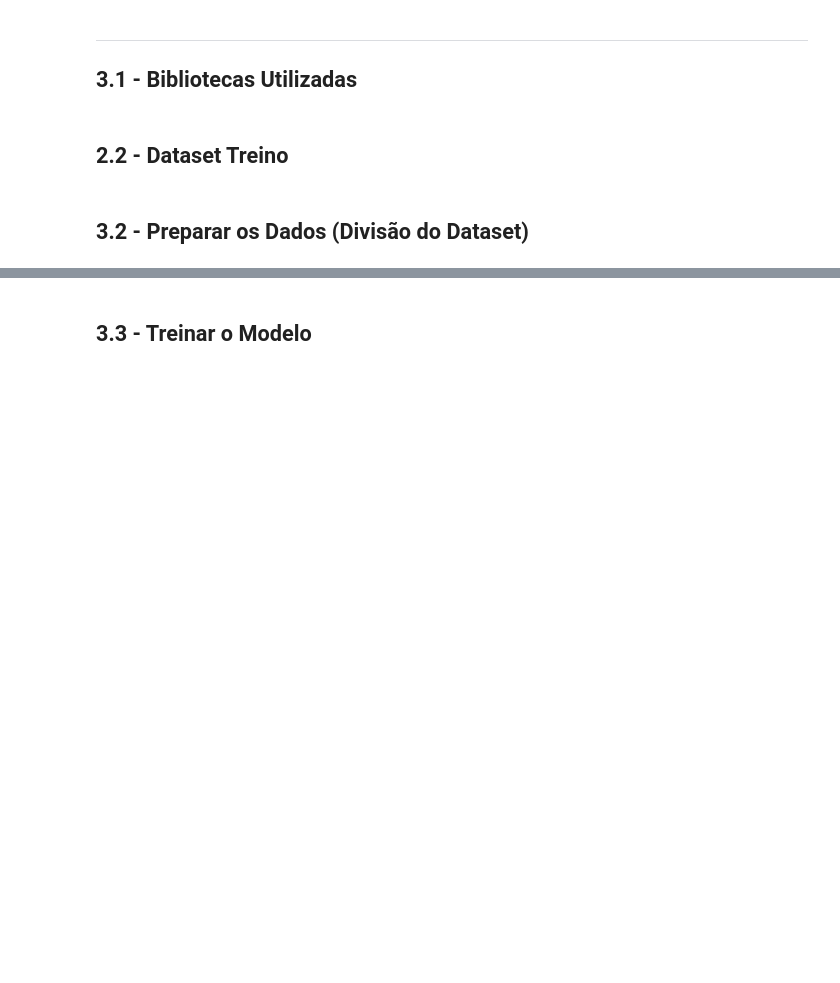
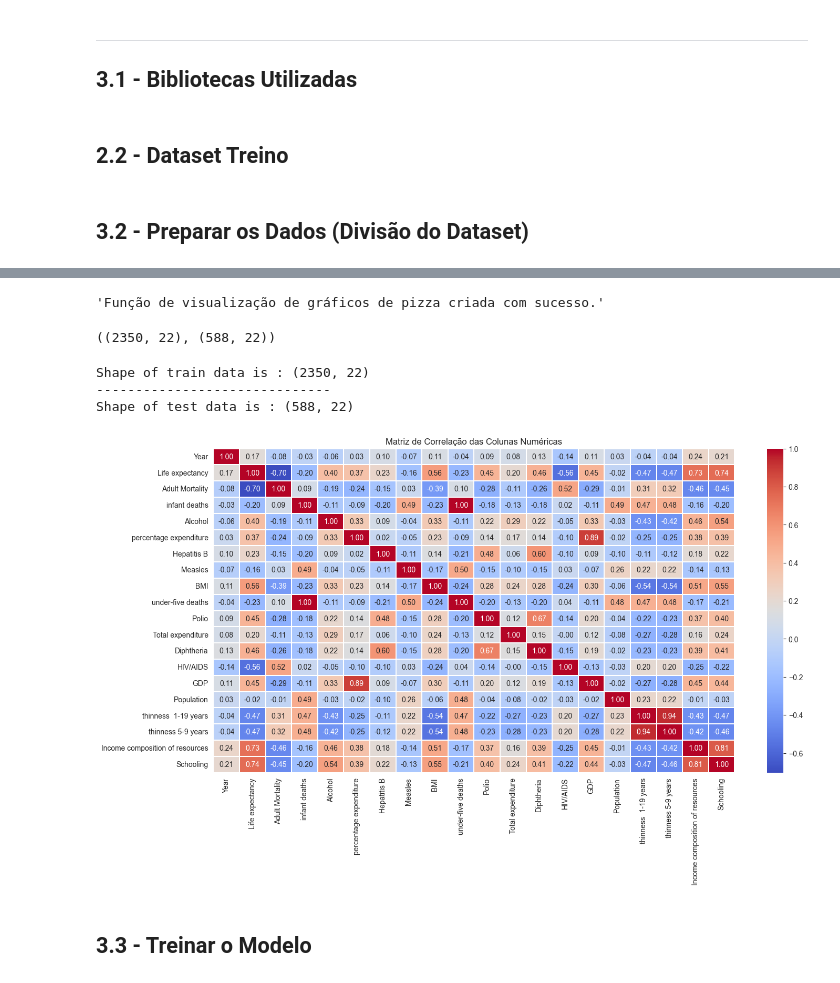
Before and after one commit to AvelinoAlmeida/Life-Expectancy, a Jupyter notebook: 3-modeling.ipynb, the cells around one changed output, grey strips where cells are left out. Drawn from its saved outputs; the diff is of its cells as text; code cells hidden in the pictures; blank space fills up the shorter version.

Commit message:
3-modeling

```diff
--- a/3-modeling.ipynb
+++ b/3-modeling.ipynb
@@ -26,2 +10,12 @@ from sklearn.metrics import mean_squared_error, r2_score
+# %%
+import pandas as pd
+import matplotlib.pyplot as plt
+import seaborn as sns
+import numpy as np
+from sklearn.impute import SimpleImputer
+
+# set style of visualization
+sns.set_style("whitegrid")
+sns.set_palette("RdBu")
 # %% [markdown]
 ## 2.2 - Dataset Treino
@@ -31,2 +22,5 @@ df_treino = pd.read_csv('./data/Life_Expectancy_Treino.csv')
+# %%
+
+df_teste = pd.read_csv('./data/Life_Expectancy_Treino.csv.csv')
 # %% [markdown]
 ## 3.2 - Preparar os Dados (Divisão do Dataset)
@@ -115,2 +66,53 @@ ValueError: could not convert string to float: 'Cabo Verde'
+# %%
+# Criar a função para visualização de colunas categóricas usando gráfico de pizza
+def pie_plot(column_name):
+    """
+    Visualiza a distribuição de valores categóricos com um gráfico de pizza.
+
+    Parâmetros:
+    - column_name (str): Nome da coluna (tipo de dado deve ser categórico ou discreto).
+
+    Retorno:
+    - Gráfico de pizza com porcentagens e rótulos.
+    """
+    plt.pie(data[column_name].value_counts(),
+            labels=data[column_name].value_counts().index,
+            shadow=True, autopct="%1.1f%%")
+    plt.show()
+
+# Função definida e pronta para uso.
+"Função de visualização de gráficos de pizza criada com sucesso."
+# %% [output]
+'Função de visualização de gráficos de pizza criada com sucesso.'
+# %%
+from sklearn.model_selection import train_test_split
+
+# Dividir os dados em conjuntos de treino e teste
+train, test = train_test_split(df_teste, test_size=0.2, random_state=42)
+
+# Exibir o tamanho dos conjuntos de treino e teste
+train_shape = train.shape
+test_shape = test.shape
+
+train_shape, test_shape
+# %% [output]
+((2350, 22), (588, 22))
+# %%
+# Exibir o tamanho dos conjuntos de treino e teste
+print(f"Shape of train data is : {train.shape}")
+print("-" * 30)
+print(f"Shape of test data is : {test.shape}")
+# %% [output]
+Shape of train data is : (2350, 22)
+------------------------------
+Shape of test data is : (588, 22)
+# %%
+# Visualizar a matriz de correlação entre colunas numéricas
+plt.figure(figsize=(16, 8))
+sns.heatmap(train.select_dtypes(exclude='object').corr(), annot=True, fmt=".2f", linewidths=0.2, cmap='coolwarm')
+plt.title("Matriz de Correlação das Colunas Numéricas")
+plt.show()
+# %% [output]
+[figure, added]
 # %% [markdown]
 ## 3.3 - Treinar o Modelo
```
Also changed, not shown: parts of 17 cells of this notebook, 4 other files.
